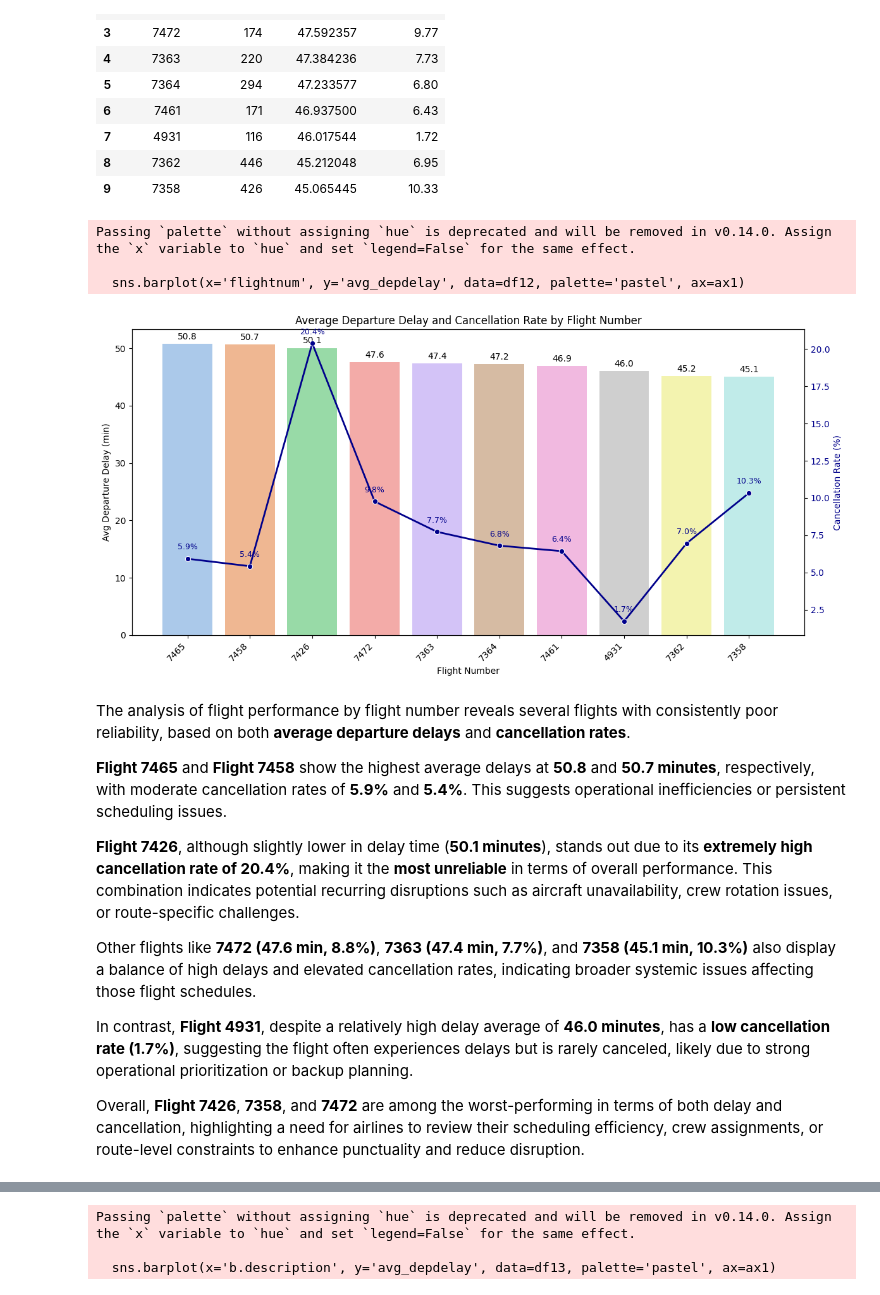
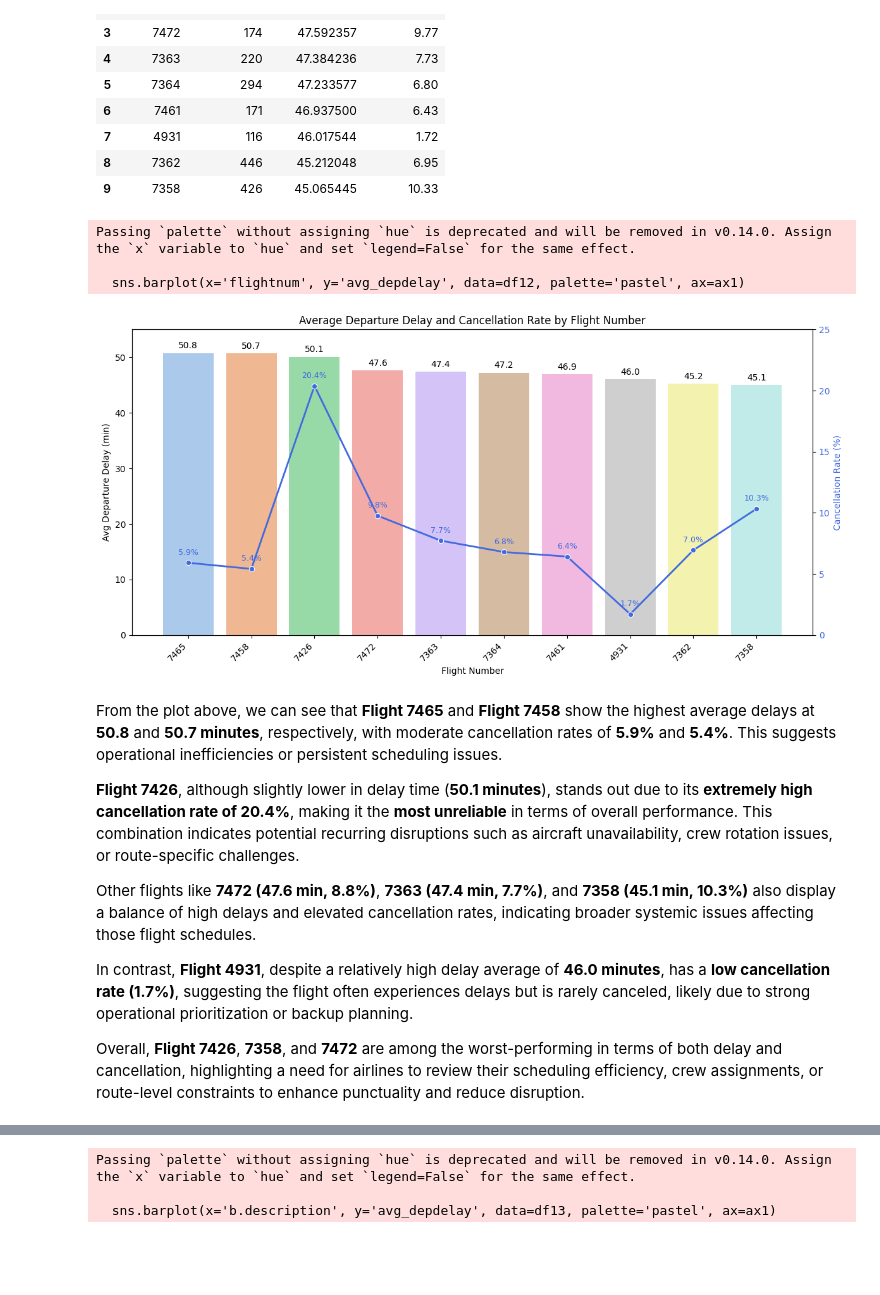
Before and after one commit to Hazim-HF/Data-Management-Project2, a Jupyter notebook: P152419_Project2_STQD6324.ipynb, the cells around one changed output, grey strips where cells are left out. Drawn from its saved outputs; the diff is of its cells as text; code cells hidden in the pictures; blank space fills up the shorter version.

```diff
--- a/P152419_Project2_STQD6324.ipynb
+++ b/P152419_Project2_STQD6324.ipynb
@@ -1036,12 +1047,13 @@ df10
 # %%
 # plot cancellation rate by month
 ax = sns.barplot(x='month_name', y='cancel_rate', data=df10.head(20), palette='pastel')
+
 for container in ax.containers:
-    ax.bar_label(container, labels=[f'{v:.1f}' for v in container.datavalues], padding=3)
+    ax.bar_label(container, labels=[f'{v:.2f}%' for v in container.datavalues], padding=3)
+
 plt.title("Cancellation Rate by Month")
 plt.xlabel("Month")
 plt.ylabel("Cancellation Rate (%)")
-plt.xticks(rotation=90)
 plt.tight_layout()
 plt.ylim(0, 3.5)
 plt.show();
@@ -1077,7 +1089,7 @@ query11 = """
     FROM project2.airline_2006
     WHERE depdelay IS NOT NULL OR cancelled = 1
     GROUP BY origin, dest
-    HAVING COUNT(*) >= 100  -- Filter out rare routes
+    HAVING COUNT(*) >= 100
     ORDER BY avg_depdelay DESC, cancel_rate DESC
     LIMIT 10
 """
@@ -1123,7 +1135,7 @@ ax1.set_title('Average Departure Delay and Cancellation Rate by Route')
 ax1.set_xticklabels(ax1.get_xticklabels(), rotation=45, ha='right')
 
 for container in ax1.containers:
-    ax1.bar_label(container, labels=[f'{v:.1f}' for v in container.datavalues], padding=3)
+    ax1.bar_label(container, labels=[f'{v:.1f} mins' for v in container.datavalues], padding=3)
 
 # Remove grid
 ax1.grid(False)
@@ -1169,7 +1179,7 @@ query12 = """
     FROM project2.airline_2006
     WHERE depdelay IS NOT NULL OR cancelled = 1
     GROUP BY flightnum
-    HAVING COUNT(*) >= 100  -- Filter out uncommon flights
+    HAVING COUNT(*) >= 100
     ORDER BY avg_depdelay DESC, cancel_rate DESC
     LIMIT 10
 """
@@ -1193,40 +1203,40 @@ df12['flightnum'] = df12['flightnum'].astype(str)
 # %%
 # Create a combined bar and line plot for both metrics
 fig, ax1 = plt.subplots(figsize=(12, 6))
 
 # Bar plot for average departure delay
 sns.barplot(x='flightnum', y='avg_depdelay', data=df12, palette='pastel', ax=ax1)
 ax1.set_ylabel('Avg Departure Delay (min)')
 ax1.set_xlabel('Flight Number')
 ax1.tick_params(axis='y')
 ax1.set_title('Average Departure Delay and Cancellation Rate by Flight Number')
 ax1.set_xticklabels(ax1.get_xticklabels(), rotation=45, ha='right')
+ax1.set_ylim(0, 55)
 ax1.grid(False)
 
 for container in ax1.containers:
     ax1.bar_label(container, labels=[f'{v:.1f}' for v in container.datavalues], padding=3)
 
 # Create a second y-axis to plot cancellation rate
 ax2 = ax1.twinx()
-sns.lineplot(x='flightnum', y='cancel_rate', data=df12, color='darkblue', marker='o', linewidth=2, ax=ax2)
-ax2.set_ylabel('Cancellation Rate (%)', color='darkblue')
-ax2.tick_params(axis='y', labelcolor='darkblue')
+sns.lineplot(x='flightnum', y='cancel_rate', data=df12, color='royalblue', marker='o', linewidth=2, ax=ax2)
+ax2.set_ylabel('Cancellation Rate (%)', color='royalblue')
+ax2.tick_params(axis='y', labelcolor='royalblue')
 ax2.grid(False)
+ax2.set_ylim(0, 25)
 
 for x, y in zip(df12['flightnum'], df12['cancel_rate']):
-    ax2.text(x, y + 0.5, f'{y:.1f}%', color='darkblue', ha='center', va='bottom', fontsize=9)
+    ax2.text(x, y + 0.5, f'{y:.1f}%', color='royalblue', ha='center', va='bottom', fontsize=9)
 
 plt.tight_layout()
 plt.show()
 # %% [output]
 Passing `palette` without assigning `hue` is deprecated and will be removed in v0.14.0. Assign the `x` variable to `hue` and set `legend=False` for the same effect.
 
   sns.barplot(x='flightnum', y='avg_depdelay', data=df12, palette='pastel', ax=ax1)
-[figure, old version]
+[figure, new version]
 # %% [markdown]
-The analysis of flight performance by flight number reveals several flights with consistently poor reliability, based on both **average departure delays** and **cancellation rates**.
-
-**Flight 7465** and **Flight 7458** show the highest average delays at **50.8** and **50.7 minutes**, respectively, with moderate cancellation rates of **5.9%** and **5.4%**. This suggests operational inefficiencies or persistent scheduling issues.
+From the plot above, we can see that **Flight 7465** and **Flight 7458** show the highest average delays at **50.8** and **50.7 minutes**, respectively, with moderate cancellation rates of **5.9%** and **5.4%**. This suggests operational inefficiencies or persistent scheduling issues.
 
 **Flight 7426**, although slightly lower in delay time (**50.1 minutes**), stands out due to its **extremely high cancellation rate of 20.4%**, making it the **most unreliable** in terms of overall performance. This combination indicates potential recurring disruptions such as aircraft unavailability, crew rotation issues, or route-specific challenges.
 
```
Also changed, not shown: parts of 36 cells of this notebook.
